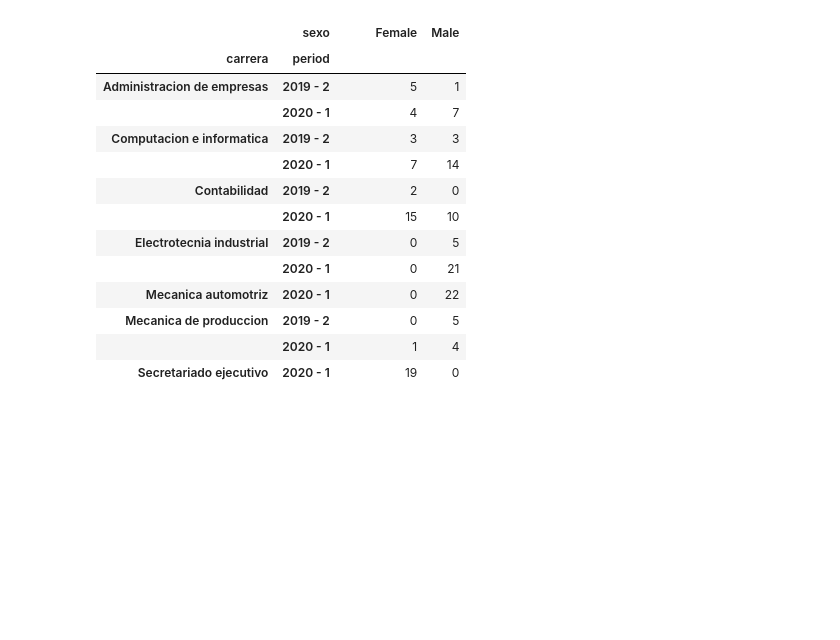
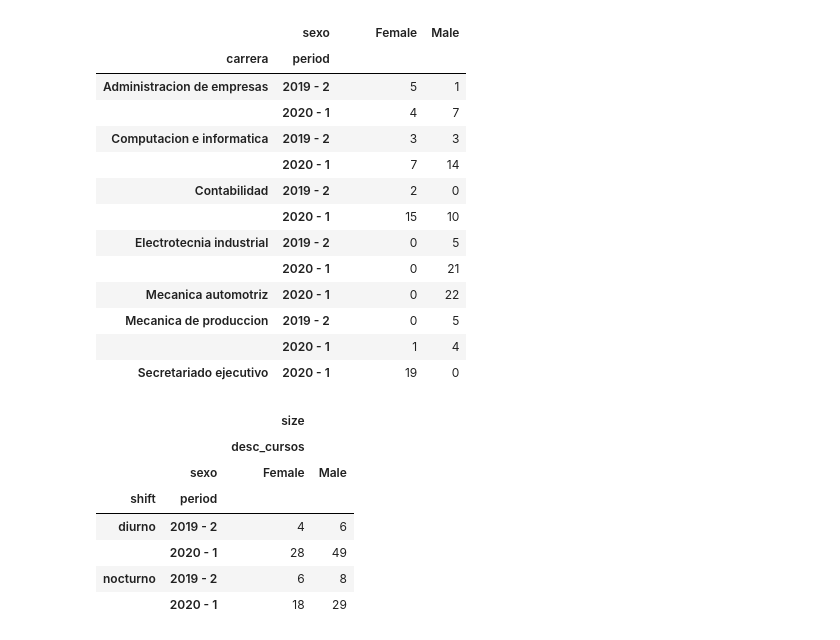
Before and after one commit to Robertopucp/Education_project, a Jupyter notebook: codes/summary.ipynb, the cells around one changed output. Cells and saved outputs as stored; diff of their text form; code cells hidden in the pictures; blank space fills up the shorter version.

```diff
--- a/codes/summary.ipynb
+++ b/codes/summary.ipynb
@@ -689,3 +702,14 @@ compare_two("sexo", "carrera", "period", ["desc_cursos"], rel_data_cat[rel_data_
 | Mecanica de produccion | 2019 - 2 | 0 | 5 |
 |  | 2020 - 1 | 1 | 4 |
 | Secretariado ejecutivo | 2020 - 1 | 19 | 0 |
+# %%
+compare_two("sexo", "shift", "period", ["desc_cursos"], rel_data_cat[(rel_data_cat["ave_total"] == 0)], [np.size]).round(2)
+# %% [output]
+|  |  | size |  |
+|  |  | desc_cursos |  |
+|  | sexo | Female | Male |
+| shift | period |  |  |
+| diurno | 2019 - 2 | 4 | 6 |
+|  | 2020 - 1 | 28 | 49 |
+| nocturno | 2019 - 2 | 6 | 8 |
+|  | 2020 - 1 | 18 | 29 |
```
Also changed, not shown: parts of 4 cells of this notebook.
